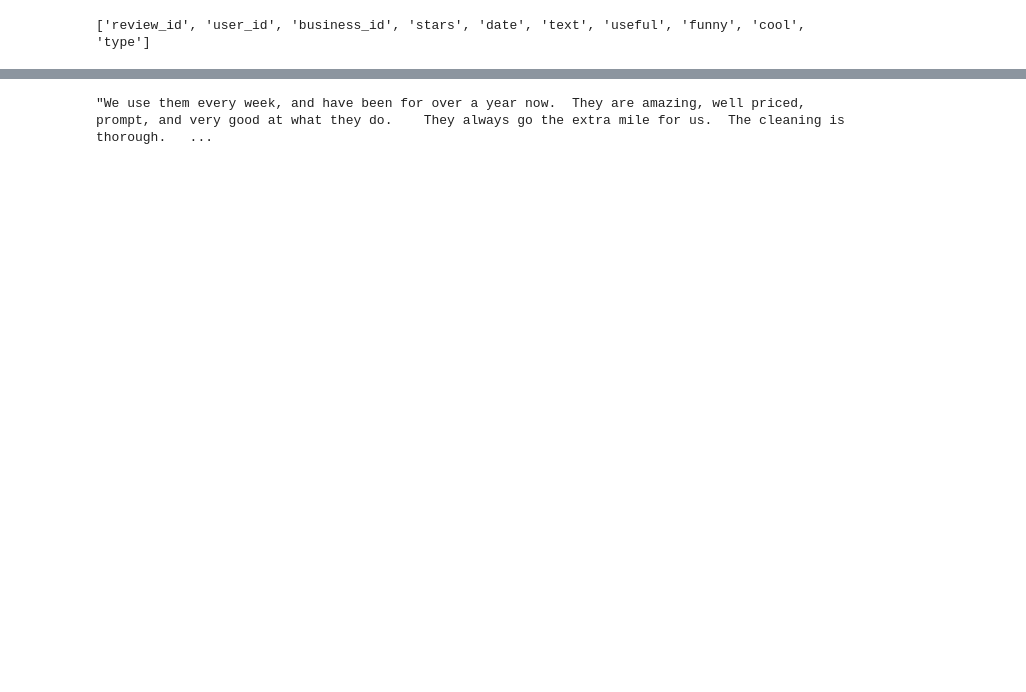
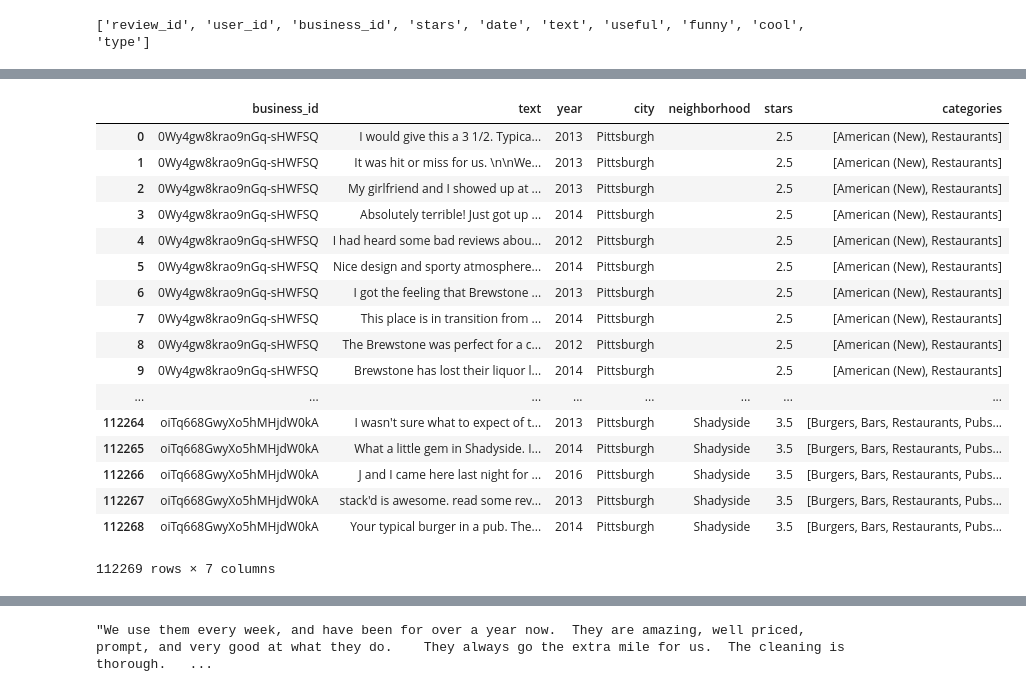
Before and after one commit to jackieyb/yelp-project, a Jupyter notebook: Yelp-servlet.ipynb, the cells around one changed output, grey strips where cells are left out. Drawn from its saved outputs; the diff is of its cells as text; code cells hidden in the pictures; blank space fills up the shorter version.

```diff
--- a/Yelp-servlet.ipynb
+++ b/Yelp-servlet.ipynb
@@ -170,0 +197,23 @@ print(listc[0:5])
+# %%
+# merge reviews df and business df on their business ids
+joined_df = pd.merge(r_df,b_df,on='business_id')
+pd.merge(r_df,b_df,on='business_id')
+# %% [output]
+|  | business_id | text | year | city | neighborhood | stars | categories |
+| 0 | 0Wy4gw8krao9nGq-sHWFSQ | I would give this a 3 1/2. Typica... | 2013 | Pittsburgh |  | 2.5 | [American (New), Restaurants] |
+| 1 | 0Wy4gw8krao9nGq-sHWFSQ | It was hit or miss for us. \n\nWe... | 2013 | Pittsburgh |  | 2.5 | [American (New), Restaurants] |
+| 2 | 0Wy4gw8krao9nGq-sHWFSQ | My girlfriend and I showed up at ... | 2013 | Pittsburgh |  | 2.5 | [American (New), Restaurants] |
+| 3 | 0Wy4gw8krao9nGq-sHWFSQ | Absolutely terrible! Just got up ... | 2014 | Pittsburgh |  | 2.5 | [American (New), Restaurants] |
+| 4 | 0Wy4gw8krao9nGq-sHWFSQ | I had heard some bad reviews abou... | 2012 | Pittsburgh |  | 2.5 | [American (New), Restaurants] |
+| 5 | 0Wy4gw8krao9nGq-sHWFSQ | Nice design and sporty atmosphere... | 2014 | Pittsburgh |  | 2.5 | [American (New), Restaurants] |
+| 6 | 0Wy4gw8krao9nGq-sHWFSQ | I got the feeling that Brewstone ... | 2013 | Pittsburgh |  | 2.5 | [American (New), Restaurants] |
+| 7 | 0Wy4gw8krao9nGq-sHWFSQ | This place is in transition from ... | 2014 | Pittsburgh |  | 2.5 | [American (New), Restaurants] |
+| 8 | 0Wy4gw8krao9nGq-sHWFSQ | The Brewstone was perfect for a c... | 2012 | Pittsburgh |  | 2.5 | [American (New), Restaurants] |
+| 9 | 0Wy4gw8krao9nGq-sHWFSQ | Brewstone has lost their liquor l... | 2014 | Pittsburgh |  | 2.5 | [American (New), Restaurants] |
+| ... | ... | ... | ... | ... | ... | ... | ... |
+| 112264 | oiTq668GwyXo5hMHjdW0kA | I wasn't sure what to expect of t... | 2013 | Pittsburgh | Shadyside | 3.5 | [Burgers, Bars, Restaurants, Pubs... |
+| 112265 | oiTq668GwyXo5hMHjdW0kA | What a little gem in Shadyside. I... | 2014 | Pittsburgh | Shadyside | 3.5 | [Burgers, Bars, Restaurants, Pubs... |
+| 112266 | oiTq668GwyXo5hMHjdW0kA | J and I came here last night for ... | 2016 | Pittsburgh | Shadyside | 3.5 | [Burgers, Bars, Restaurants, Pubs... |
+| 112267 | oiTq668GwyXo5hMHjdW0kA | stack'd is awesome. read some rev... | 2013 | Pittsburgh | Shadyside | 3.5 | [Burgers, Bars, Restaurants, Pubs... |
+| 112268 | oiTq668GwyXo5hMHjdW0kA | Your typical burger in a pub. The... | 2014 | Pittsburgh | Shadyside | 3.5 | [Burgers, Bars, Restaurants, Pubs... |
+112269 rows × 7 columns
```
Also changed, not shown: parts of 19 cells of this notebook.
